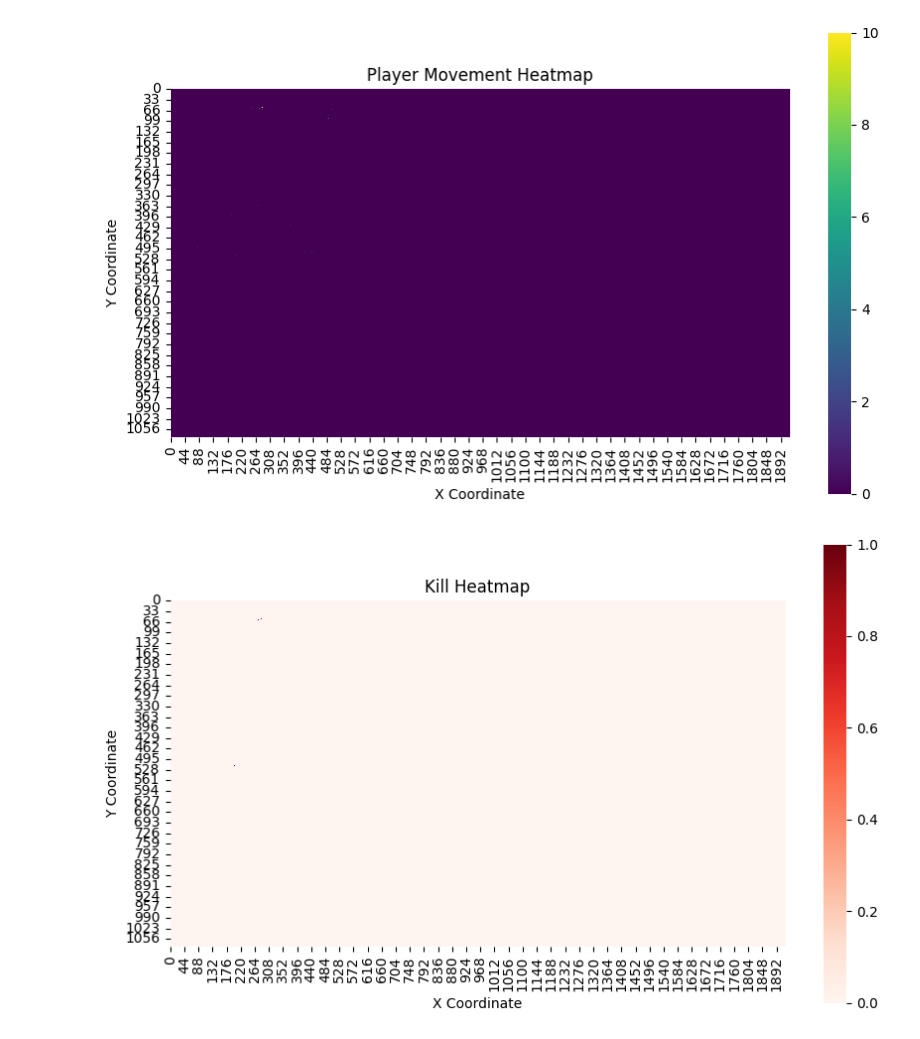
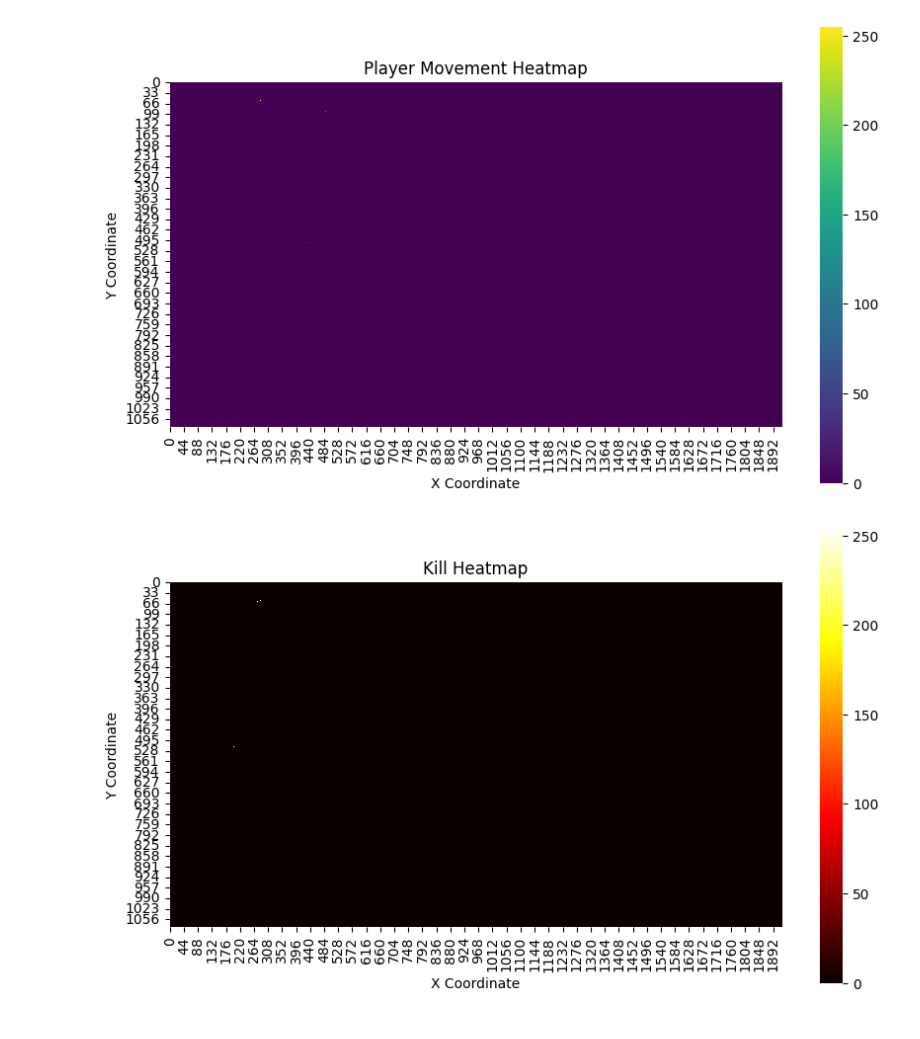
Before and after one commit to Sky-thrill/mined-playpulse, a Jupyter notebook: itt.ipynb, the cells around one changed output. Saved outputs shown, nothing was run; the diff lists cells and outputs as text; code cells hidden in the pictures.

```diff
--- a/itt.ipynb
+++ b/itt.ipynb
@@ -3,9 +3,9 @@ import cv2
 import os
 import numpy as np
 import pytesseract
+from collections import defaultdict
 import seaborn as sns
 import matplotlib.pyplot as plt
-from collections import defaultdict
 
 # Input video file path
 video_path = r"D:\Study\Mined\Val1.mp4"
@@ -296,26 +296,28 @@ def update_heatmap(frame):
     cv2.imshow("Minimap Region", minimap_region)
     cv2.waitKey(1)
 
-# Function to generate and display the heatmap using seaborn
+# Function to generate and display the heatmap using Seaborn
 def generate_heatmap():
     global movement_heatmap, kill_heatmap
 
+    # Normalize the heatmaps for visualization
+    movement_heatmap_normalized = cv2.normalize(movement_heatmap.astype(np.float32), None, 0, 255, cv2.NORM_MINMAX)
+    kill_heatmap_normalized = cv2.normalize(kill_heatmap.astype(np.float32), None, 0, 255, cv2.NORM_MINMAX)
+
     # Plot the movement heatmap
     plt.figure(figsize=(10, 6))
-    sns.heatmap(movement_heatmap, cmap="viridis", cbar=True, square=True)
+    sns.heatmap(movement_heatmap_normalized, cmap="viridis", cbar=True, square=True)
     plt.title("Player Movement Heatmap")
     plt.xlabel("X Coordinate")
     plt.ylabel("Y Coordinate")
-    plt.savefig(os.path.join(output_dir, "movement_heatmap_seaborn.png"))
     plt.show()
 
     # Plot the kill heatmap
     plt.figure(figsize=(10, 6))
-    sns.heatmap(kill_heatmap, cmap="Reds", cbar=True, square=True)
+    sns.heatmap(kill_heatmap_normalized, cmap="hot", cbar=True, square=True)
     plt.title("Kill Heatmap")
     plt.xlabel("X Coordinate")
     plt.ylabel("Y Coordinate")
-    plt.savefig(os.path.join(output_dir, "kill_heatmap_seaborn.png"))
     plt.show()
 
 while True:
@@ -354,32 +356,32 @@ cv2.destroyAllWindows()
 kd_ratio = total_kills / total_deaths if total_deaths > 0 else total_kills
 
 # Print the results
 print(f"Extraction complete! Saved {saved_frame_count} frames to {output_dir}.")
 print(f"Total Kills Detected: {total_kills}")
 print(f"Total Deaths Detected: {total_deaths}")
 print(f"Total Headshots Detected: {total_headshots}")
 print(f"Headshot Percentage: {(total_headshots / total_kills * 100):.2f}%" if total_kills > 0 else "No kills detected.")
 print(f"K/D Ratio: {(kd_ratio)}")
 
 # Generate and display the heatmap
 generate_heatmap()
 # %% [output]
 Video FPS: 30
 Total Frames: 854
 Duration: 28.47 seconds
 Saved frame 0 as extracted_frames\frame_00000.jpg
 Saved frame 30 as extracted_frames\frame_00030.jpg
 Saved frame 60 as extracted_frames\frame_00060.jpg
 Saved frame 90 as extracted_frames\frame_00090.jpg
 Saved frame 120 as extracted_frames\frame_00120.jpg
 Saved frame 150 as extracted_frames\frame_00150.jpg
 Saved frame 180 as extracted_frames\frame_00180.jpg
 Saved frame 210 as extracted_frames\frame_00210.jpg
 Saved frame 240 as extracted_frames\frame_00240.jpg
 ... (22 lines left out)
 Total Deaths Detected: 1
 Total Headshots Detected: 3
 Headshot Percentage: 100.00%
 K/D Ratio: 3.0
-[figure, old version]
+[figure, new version]
-[figure, old version]
+[figure, new version]
```
